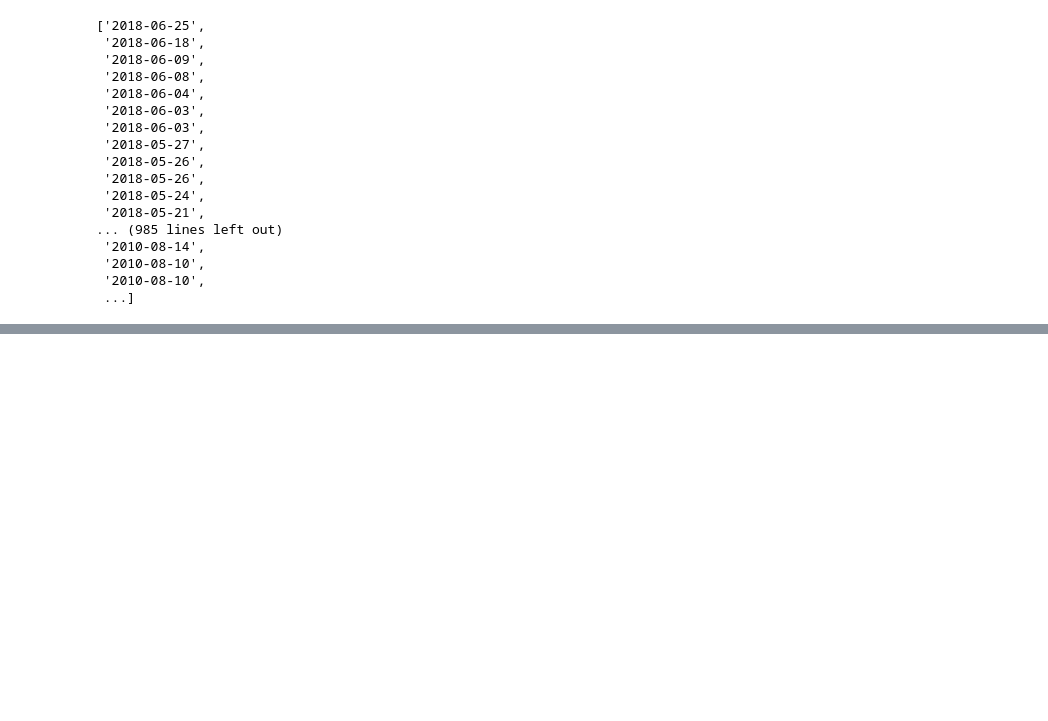
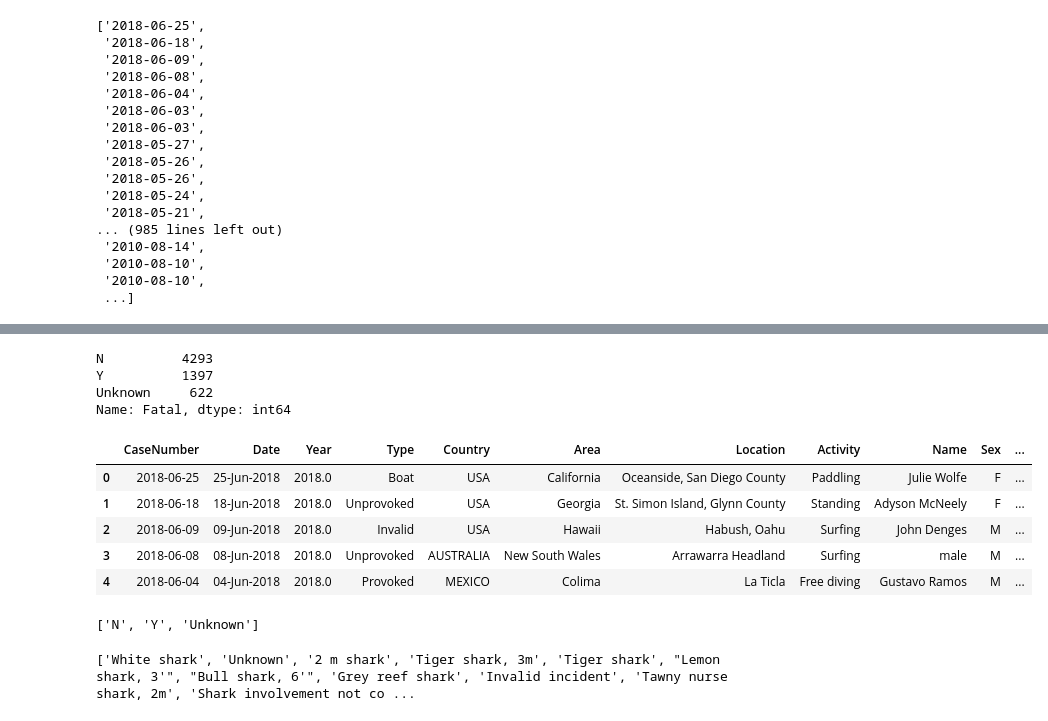
Before and after one commit to juliasabatel/Sharks_proyecto, a Jupyter notebook: Sharks_proyecto.ipynb, the cells around one changed output, grey strips where cells are left out. Drawn from its saved outputs; the diff is of its cells as text; code cells hidden in the pictures; blank space fills up the shorter version.

```diff
--- a/Sharks_proyecto.ipynb
+++ b/Sharks_proyecto.ipynb
@@ -282,0 +451,28 @@ lst
+# %%
+sharks_ori['Fatal'].replace(['M','2017','UNKNOWN'], "Unknown", inplace=True) #limpio los datos extraños
+# %%
+sharks_ori['Fatal'].replace(['y'], "Y", inplace=True)
+# %%
+sharks_ori['Fatal'].replace([' N','N '], "Y", inplace=True)
+# %%
+sharks_ori['Fatal'].value_counts()
+# %% [output]
+N          4293
+Y          1397
+Unknown     622
+Name: Fatal, dtype: int64
+# %%
+keyword = '.' #sirve para buscar en mi dataframe
+select2 = sharks_ori[sharks_ori.Fatal.str.contains(keyword, regex=True)]
+select2.head()
+# %% [output]
+|  | CaseNumber | Date | Year | Type | Country | Area | Location | Activity | Name | Sex | ... |
+| 0 | 2018-06-25 | 25-Jun-2018 | 2018.0 | Boat | USA | California | Oceanside, San Diego County | Paddling | Julie Wolfe | F | ... |
+| 1 | 2018-06-18 | 18-Jun-2018 | 2018.0 | Unprovoked | USA | Georgia | St. Simon Island, Glynn County | Standing | Adyson McNeely | F | ... |
+| 2 | 2018-06-09 | 09-Jun-2018 | 2018.0 | Invalid | USA | Hawaii | Habush, Oahu | Surfing | John Denges | M | ... |
+| 3 | 2018-06-08 | 08-Jun-2018 | 2018.0 | Unprovoked | AUSTRALIA | New South Wales | Arrawarra Headland | Surfing | male | M | ... |
+| 4 | 2018-06-04 | 04-Jun-2018 | 2018.0 | Provoked | MEXICO | Colima | La Ticla | Free diving | Gustavo Ramos | M | ... |
+# %%
+print(list(sharks_ori['Fatal'].unique())) #ya tenemos limpia Fatal
+# %% [output]
+['N', 'Y', 'Unknown']
@@ -282,0 +481,4 @@ lst
+# %%
+print(list(sharks_ori['Species'].unique()))
+# %% [output]
+['White shark', 'Unknown', '2 m shark', 'Tiger shark, 3m', 'Tiger shark', "Lemon shark, 3'", "Bull shark, 6'", 'Grey reef shark', 'Invalid incident', 'Tawny nurse shark, 2m', 'Shark involvement not co ...
```
Also changed, not shown: parts of 29 cells of this notebook, 1 other file.
